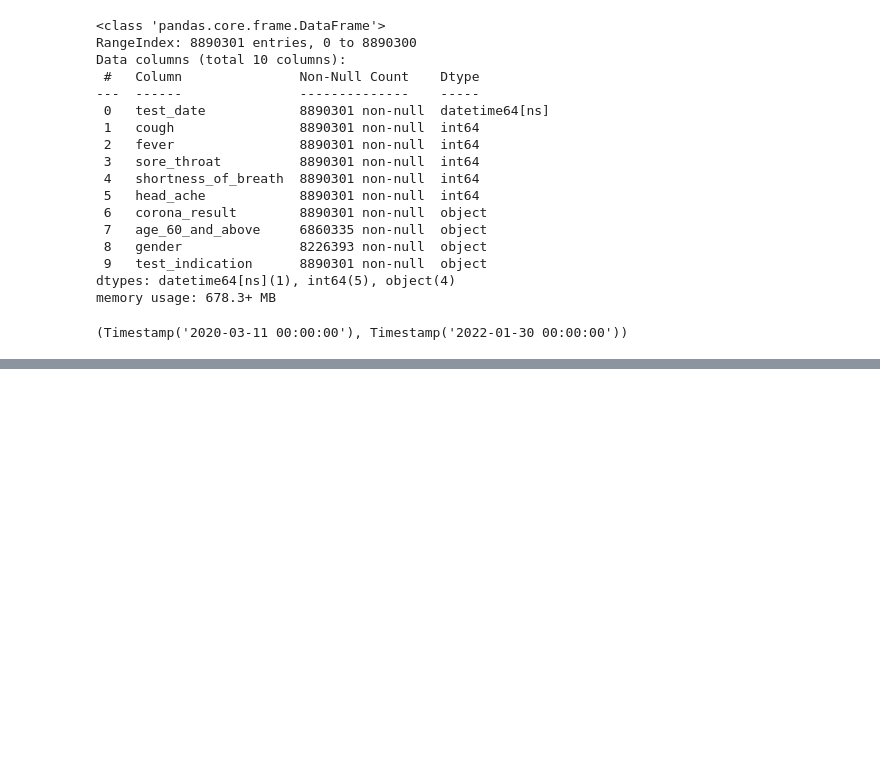
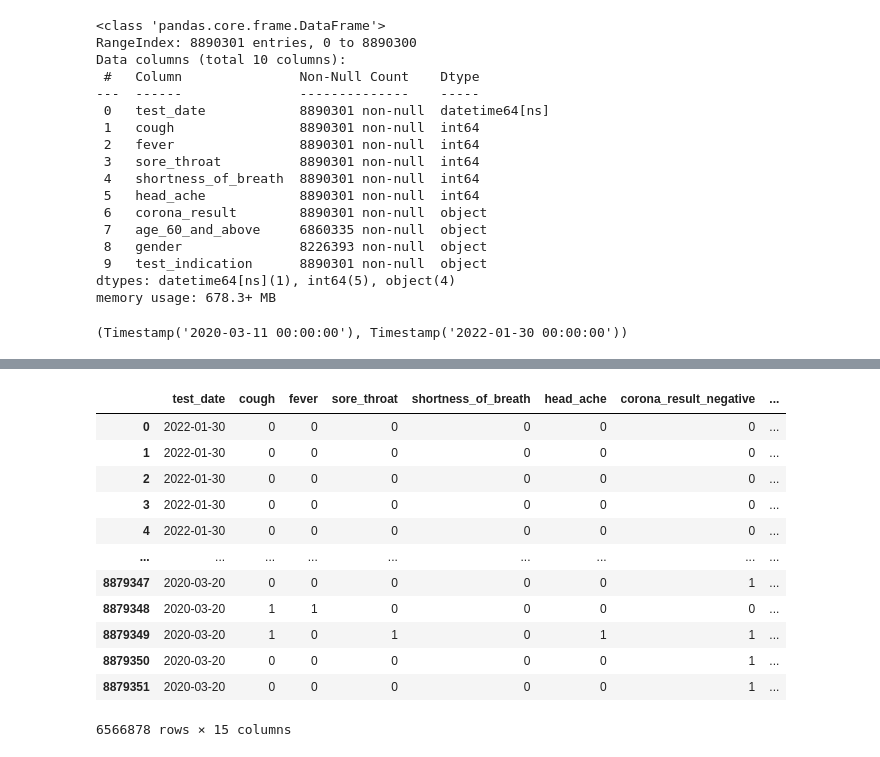
Before and after one commit to ct746/covidpred, a Jupyter notebook: notebooks/chris_hackathon.ipynb, the cells around one changed output, grey strips where cells are left out. Drawn from its saved outputs; the diff is of its cells as text; code cells hidden in the pictures; blank space fills up the shorter version.

```diff
--- a/notebooks/chris_hackathon.ipynb
+++ b/notebooks/chris_hackathon.ipynb
@@ -127,0 +184,16 @@ data = ver_00220.copy()
+# %%
+data = pd.get_dummies(data)
+# %% [output]
+|  | test_date | cough | fever | sore_throat | shortness_of_breath | head_ache | corona_result_negative | ... |
+| 0 | 2022-01-30 | 0 | 0 | 0 | 0 | 0 | 0 | ... |
+| 1 | 2022-01-30 | 0 | 0 | 0 | 0 | 0 | 0 | ... |
+| 2 | 2022-01-30 | 0 | 0 | 0 | 0 | 0 | 0 | ... |
+| 3 | 2022-01-30 | 0 | 0 | 0 | 0 | 0 | 0 | ... |
+| 4 | 2022-01-30 | 0 | 0 | 0 | 0 | 0 | 0 | ... |
+| ... | ... | ... | ... | ... | ... | ... | ... | ... |
+| 8879347 | 2020-03-20 | 0 | 0 | 0 | 0 | 0 | 1 | ... |
+| 8879348 | 2020-03-20 | 1 | 1 | 0 | 0 | 0 | 0 | ... |
+| 8879349 | 2020-03-20 | 1 | 0 | 1 | 0 | 1 | 1 | ... |
+| 8879350 | 2020-03-20 | 0 | 0 | 0 | 0 | 0 | 1 | ... |
+| 8879351 | 2020-03-20 | 0 | 0 | 0 | 0 | 0 | 1 | ... |
+6566878 rows × 15 columns
```
Also changed, not shown: parts of 10 cells of this notebook.
